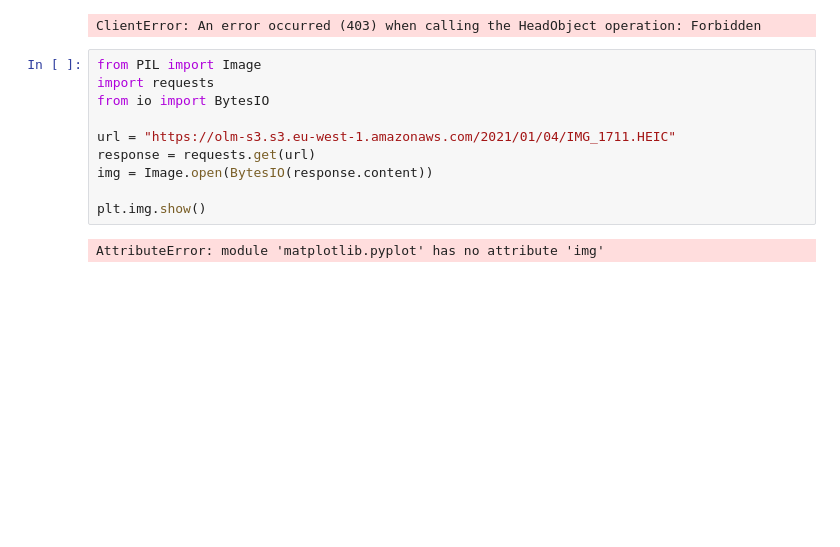
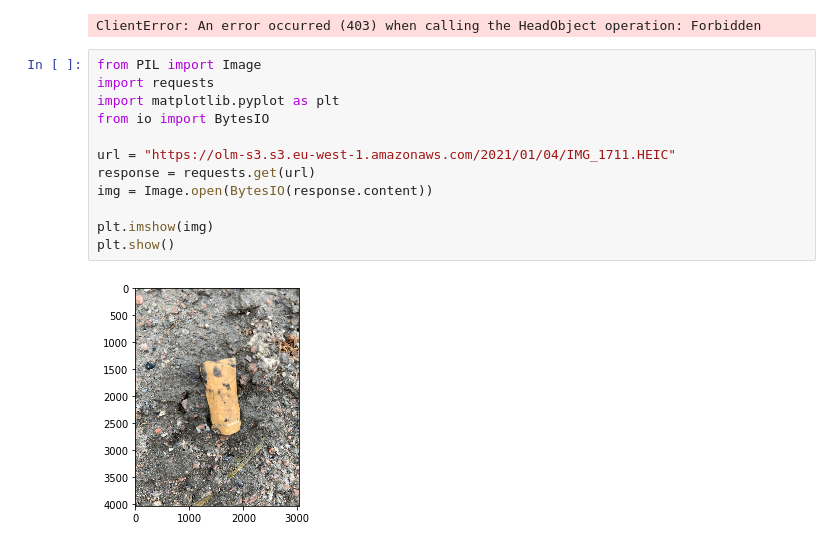
Before and after one commit to PiotrZak/hackhathon, a Jupyter notebook: Image Classification.ipynb, the cells around one changed output. Saved outputs shown, nothing was run; the diff lists cells and outputs as text; blank space fills up the shorter version.

```diff
--- a/Image Classification.ipynb
+++ b/Image Classification.ipynb
@@ -101,12 +101,14 @@ ClientError: An error occurred (403) when calling the HeadObject operation: Forb
 # %%
 from PIL import Image
 import requests
+import matplotlib.pyplot as plt
 from io import BytesIO
 
 url = "https://olm-s3.s3.eu-west-1.amazonaws.com/2021/01/04/IMG_1711.HEIC"
 response = requests.get(url)
 img = Image.open(BytesIO(response.content))
 
-plt.img.show()
+plt.imshow(img)
+plt.show()
 # %% [output]
-AttributeError: module 'matplotlib.pyplot' has no attribute 'img'
+[figure, added]
```
Also changed, not shown: parts of 23 cells of this notebook, 1 other file.
